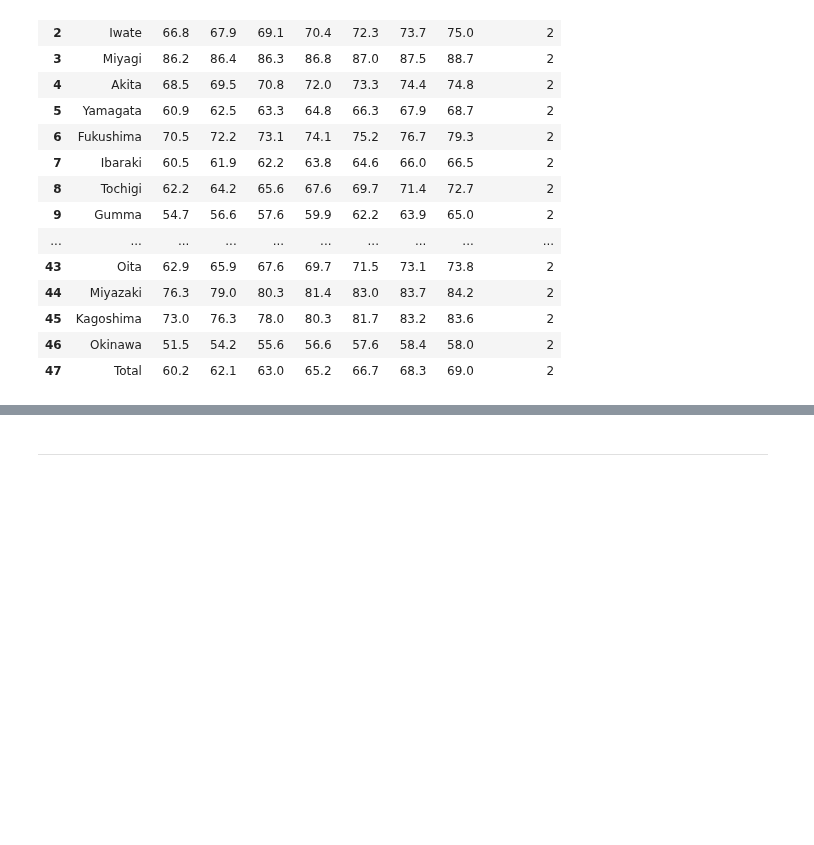
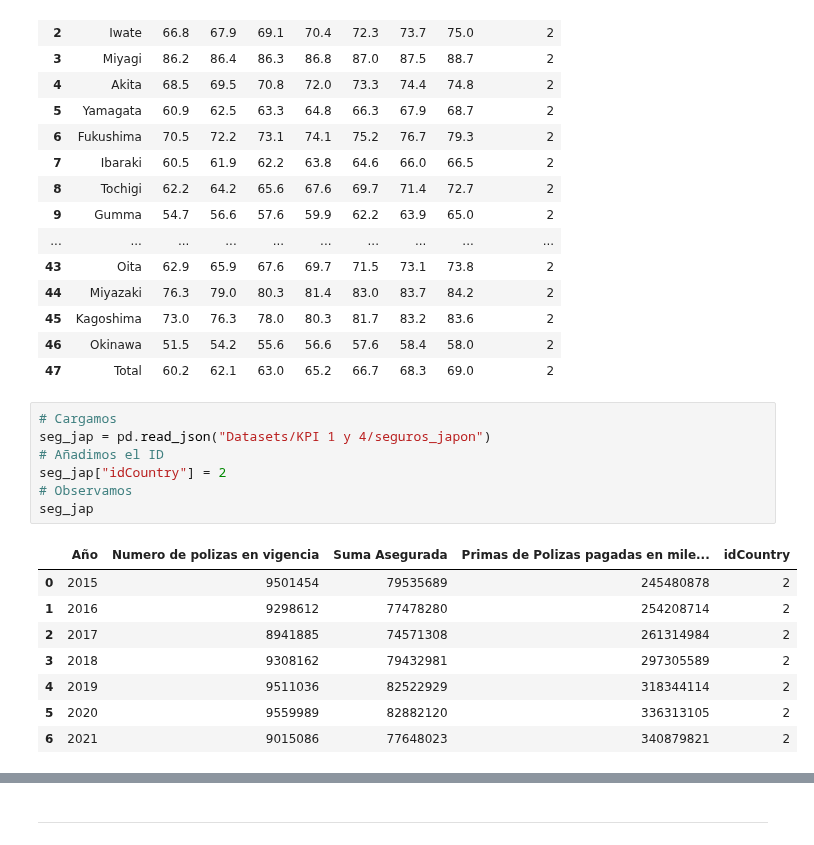
Before and after one commit to ReneRamosTrvn/alertas_sismicas, a Jupyter notebook: ETL.ipynb, the cells around one changed output, grey strips where cells are left out. Cells and saved outputs as stored; diff of their text form; blank space fills up the shorter version.

```diff
--- a/ETL.ipynb
+++ b/ETL.ipynb
@@ -488,5 +489,21 @@ df_incremento_polizas
 | 45 | Kagoshima | 73.0 | 76.3 | 78.0 | 80.3 | 81.7 | 83.2 | 83.6 | 2 |
 | 46 | Okinawa | 51.5 | 54.2 | 55.6 | 56.6 | 57.6 | 58.4 | 58.0 | 2 |
 | 47 | Total | 60.2 | 62.1 | 63.0 | 65.2 | 66.7 | 68.3 | 69.0 | 2 |
+# %%
+# Cargamos
+seg_jap = pd.read_json("Datasets/KPI 1 y 4/seguros_japon")
+# Añadimos el ID
+seg_jap["idCountry"] = 2
+# Observamos
+seg_jap
+# %% [output]
+|  | Año | Numero de polizas en vigencia | Suma Asegurada | Primas de Polizas pagadas en mile... | idCountry |
+| 0 | 2015 | 9501454 | 79535689 | 245480878 | 2 |
+| 1 | 2016 | 9298612 | 77478280 | 254208714 | 2 |
+| 2 | 2017 | 8941885 | 74571308 | 261314984 | 2 |
+| 3 | 2018 | 9308162 | 79432981 | 297305589 | 2 |
+| 4 | 2019 | 9511036 | 82522929 | 318344114 | 2 |
+| 5 | 2020 | 9559989 | 82882120 | 336313105 | 2 |
+| 6 | 2021 | 9015086 | 77648023 | 340879821 | 2 |
 # %%
 # Leemos el archivo parquet
```
Also changed, not shown: parts of 12 cells of this notebook, 5 other files.
